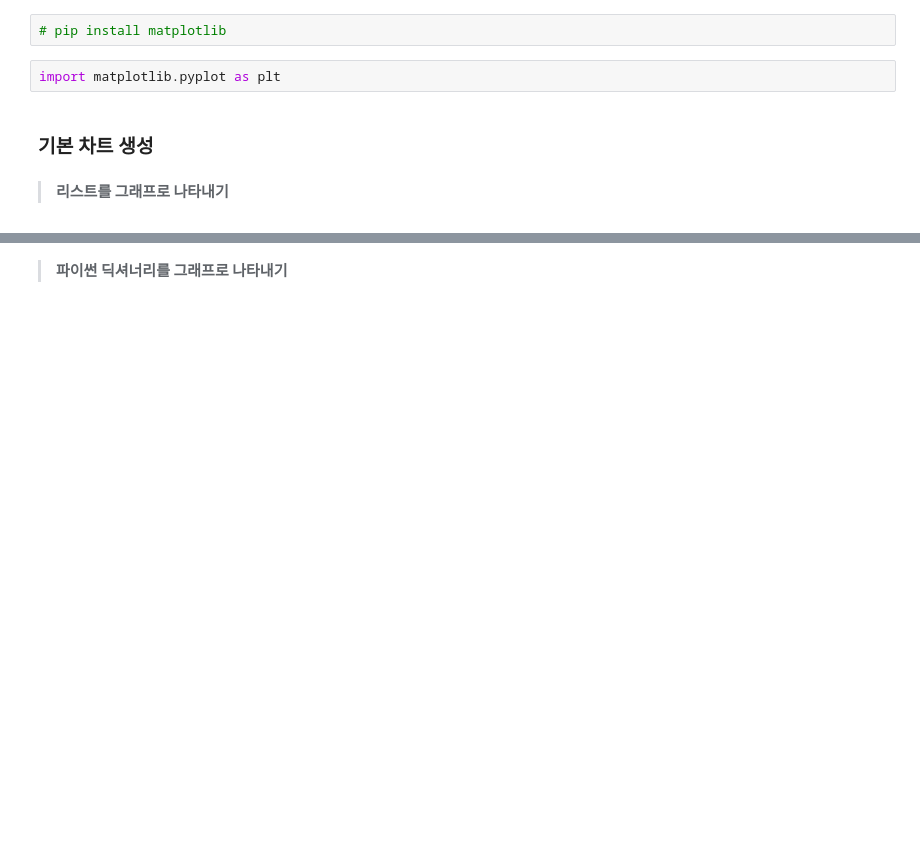
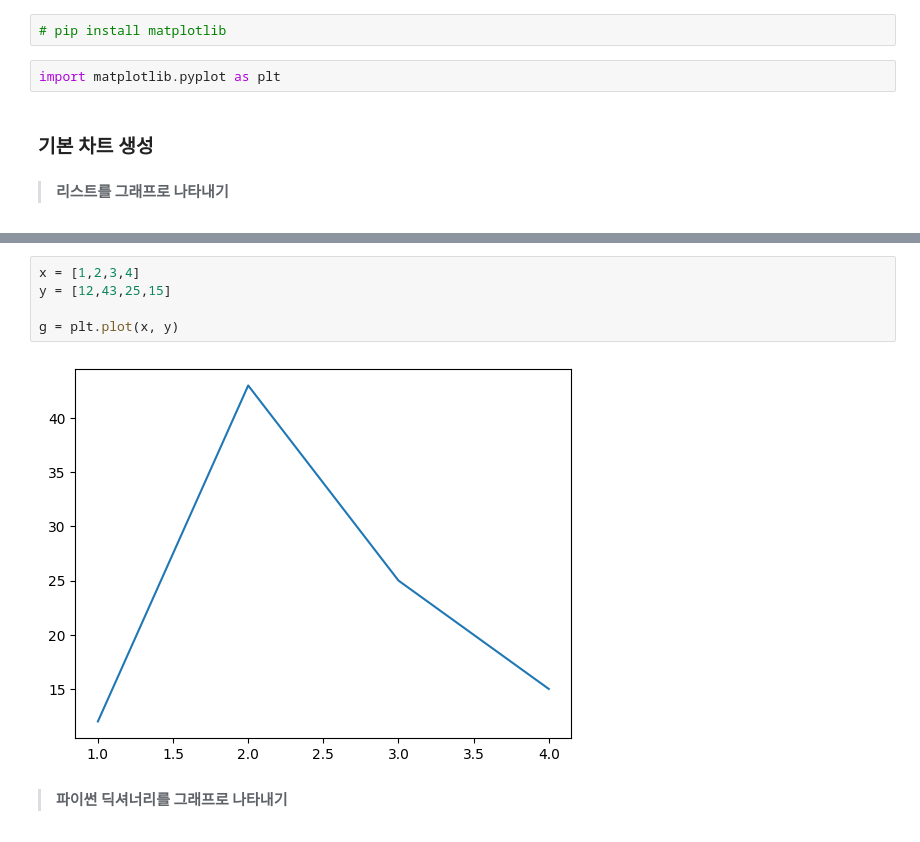
Before and after one commit to skingsol/pythonsource, a Jupyter notebook: matplotlib/01. 그래프 기본.ipynb, the cells around one changed output, grey strips where cells are left out. Saved outputs shown, nothing was run; the diff lists cells and outputs as text; blank space fills up the shorter version.

```diff
--- a/matplotlib/01. 그래프 기본.ipynb
+++ b/matplotlib/01. 그래프 기본.ipynb
@@ -14,2 +20,9 @@ import matplotlib.pyplot as plt
+# %%
+x = [1,2,3,4]
+y = [12,43,25,15]
+
+g = plt.plot(x, y)
+# %% [output]
+[figure, added]
 # %% [markdown]
 ><b>파이썬 딕셔너리를 그래프로 나타내기</b>
```
Also changed, not shown: parts of 11 cells of this notebook, 8 other files.
